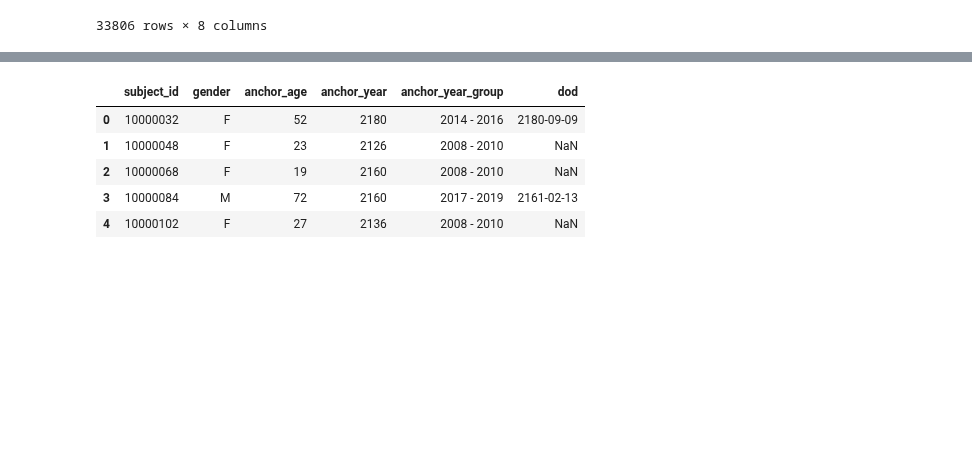
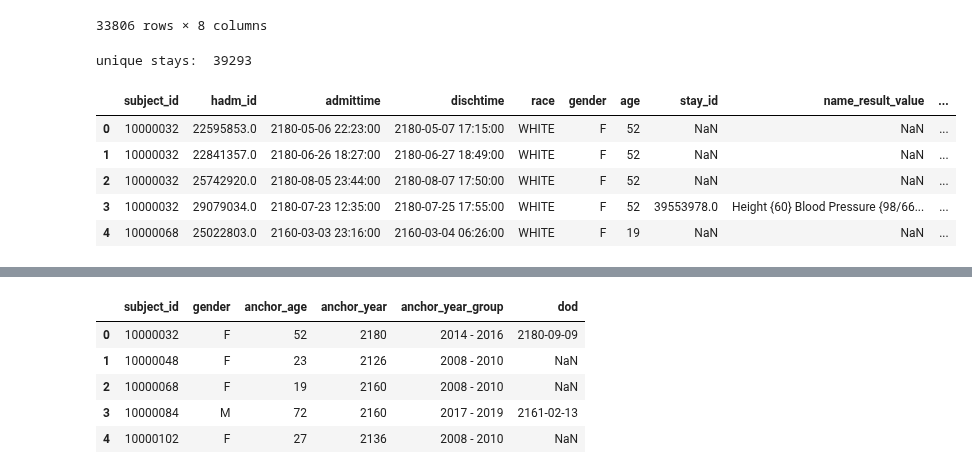
Before and after one commit to maslenkovas/aki_prediction, a Jupyter notebook: other/Cohort_analysis.ipynb, the cells around one changed output, grey strips where cells are left out. Cells and saved outputs as stored; diff of their text form; code cells hidden in the pictures; blank space fills up the shorter version.

```diff
--- a/other/Cohort_analysis.ipynb
+++ b/other/Cohort_analysis.ipynb
@@ -46,6 +46,19 @@ aki_stage_labels_second_day
 | 33804 | 15403458 | 25335698 | 39999562 | 0 | 0 | 0 | 0 | 1 |
 | 33805 | 17840864 | 22695803 | 39999810 | 0 | 0 | 0 | 0 | 1 |
 33806 rows × 8 columns
+# %%
+with open(PKL_PATH + 'pid_demographics_icu.pkl', 'rb') as f:
+    pid_demographics_icu =  pickle.load(f)
+print('unique stays: ', pid_demographics_icu.stay_id.unique().shape[0])
+pid_demographics_icu.head()
+# %% [output]
+unique stays:  39293
+|  | subject_id | hadm_id | admittime | dischtime | race | gender | age | stay_id | name_result_value | ... |
+| 0 | 10000032 | 22595853.0 | 2180-05-06 22:23:00 | 2180-05-07 17:15:00 | WHITE | F | 52 | NaN | NaN | ... |
+| 1 | 10000032 | 22841357.0 | 2180-06-26 18:27:00 | 2180-06-27 18:49:00 | WHITE | F | 52 | NaN | NaN | ... |
+| 2 | 10000032 | 25742920.0 | 2180-08-05 23:44:00 | 2180-08-07 17:50:00 | WHITE | F | 52 | NaN | NaN | ... |
+| 3 | 10000032 | 29079034.0 | 2180-07-23 12:35:00 | 2180-07-25 17:55:00 | WHITE | F | 52 | 39553978.0 | Height {60} Blood Pressure {98/66... | ... |
+| 4 | 10000068 | 25022803.0 | 2160-03-03 23:16:00 | 2160-03-04 06:26:00 | WHITE | F | 19 | NaN | NaN | ... |
 # %%
 with open(PKL_PATH + 'chartevents_creatinine.pkl', 'rb') as f:
     chartevents_creatinine = pickle.load(f)
```
Also changed, not shown: parts of 16 cells of this notebook, 3 other files.
